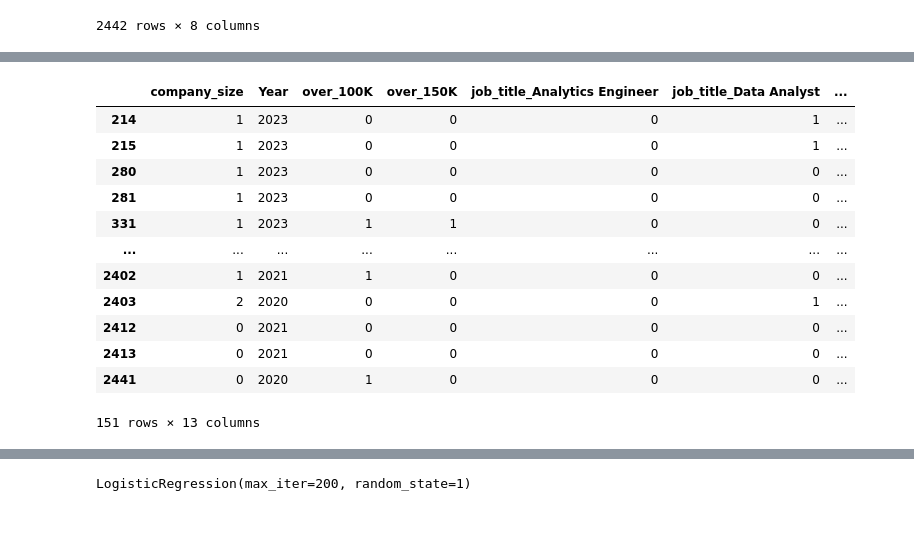
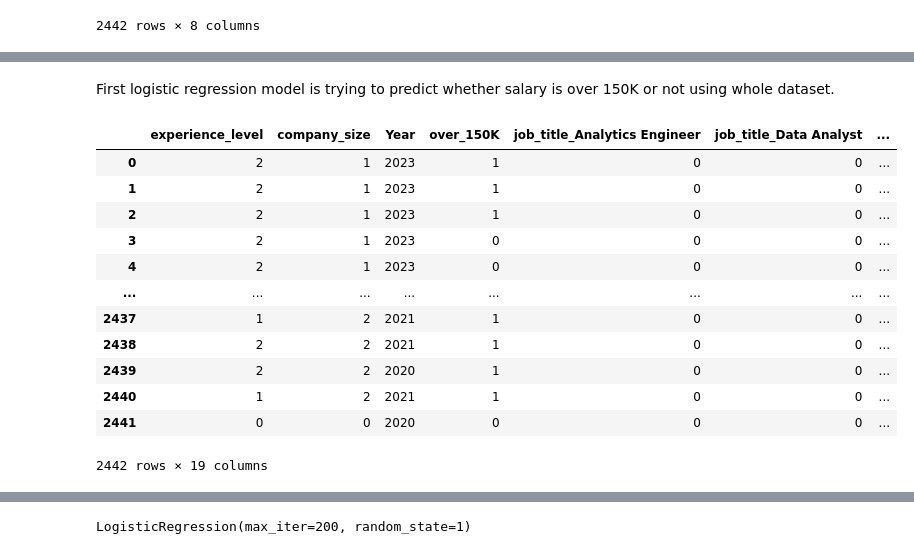
Before and after one commit to NathanRosse/DataScienceSalariesP4, a Jupyter notebook: Notebook/logistic_regression.ipynb, the cells around one changed output, grey strips where cells are left out. Cells and saved outputs as stored; diff of their text form; code cells hidden in the pictures; blank space fills up the shorter version.

Commit message:
updated logistic regression

```diff
--- a/Notebook/logistic_regression.ipynb
+++ b/Notebook/logistic_regression.ipynb
@@ -189,20 +170,22 @@ df_entry
+# %% [markdown]
+First logistic regression model is trying to predict whether salary is over 150K or not using whole dataset.
 # %%
-# Create dummy columns for categorical columns
-df_dummies = pd.get_dummies(df_entry, columns=['job_title', 'company_location'])
-df_dummies = df_dummies.drop(columns=['Salary', 'experience_level'])
-df_dummies
+# Create dummy columns for categorical columns and drop unnecessary columns.
+df_dummies_150K = pd.get_dummies(df, columns=['job_title', 'company_location'])
+df_dummies_150K = df_dummies_150K.drop(columns=['Salary', 'over_100K'])
+df_dummies_150K
 # %% [output]
-|  | company_size | Year | over_100K | over_150K | job_title_Analytics Engineer | job_title_Data Analyst | ... |
-| 214 | 1 | 2023 | 0 | 0 | 0 | 1 | ... |
-| 215 | 1 | 2023 | 0 | 0 | 0 | 1 | ... |
-| 280 | 1 | 2023 | 0 | 0 | 0 | 0 | ... |
-| 281 | 1 | 2023 | 0 | 0 | 0 | 0 | ... |
-| 331 | 1 | 2023 | 1 | 1 | 0 | 0 | ... |
+|  | experience_level | company_size | Year | over_150K | job_title_Analytics Engineer | job_title_Data Analyst | ... |
+| 0 | 2 | 1 | 2023 | 1 | 0 | 0 | ... |
+| 1 | 2 | 1 | 2023 | 1 | 0 | 0 | ... |
+| 2 | 2 | 1 | 2023 | 1 | 0 | 0 | ... |
+| 3 | 2 | 1 | 2023 | 0 | 0 | 0 | ... |
+| 4 | 2 | 1 | 2023 | 0 | 0 | 0 | ... |
 | ... | ... | ... | ... | ... | ... | ... | ... |
-| 2402 | 1 | 2021 | 1 | 0 | 0 | 0 | ... |
-| 2403 | 2 | 2020 | 0 | 0 | 0 | 1 | ... |
-| 2412 | 0 | 2021 | 0 | 0 | 0 | 0 | ... |
-| 2413 | 0 | 2021 | 0 | 0 | 0 | 0 | ... |
-| 2441 | 0 | 2020 | 1 | 0 | 0 | 0 | ... |
+| 2437 | 1 | 2 | 2021 | 1 | 0 | 0 | ... |
+| 2438 | 2 | 2 | 2021 | 1 | 0 | 0 | ... |
+| 2439 | 2 | 2 | 2020 | 1 | 0 | 0 | ... |
+| 2440 | 1 | 2 | 2021 | 1 | 0 | 0 | ... |
+| 2441 | 0 | 0 | 2020 | 0 | 0 | 0 | ... |
-151 rows × 13 columns
+2442 rows × 19 columns
 # %%
```
Also changed, not shown: parts of 19 cells of this notebook.
